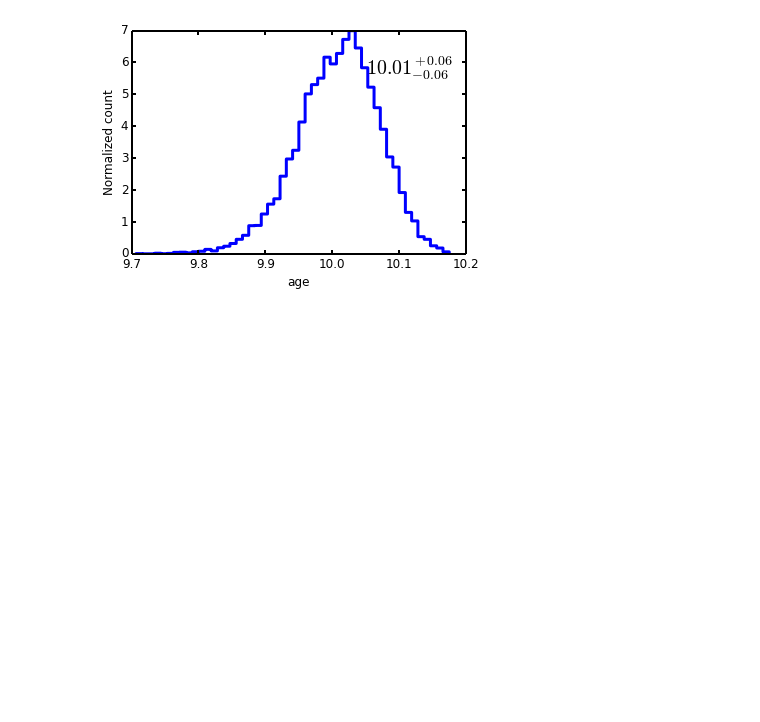
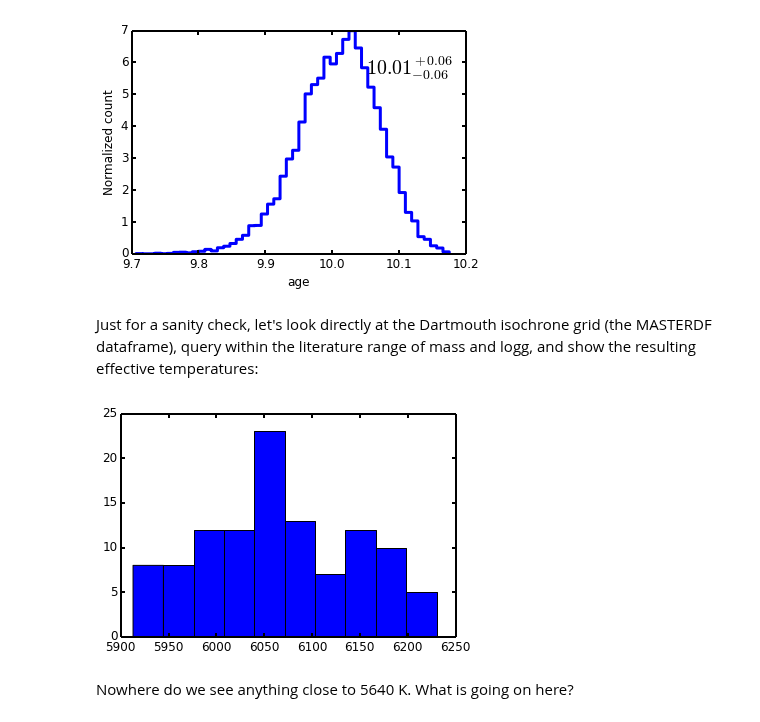
Before and after one commit to timothydmorton/isochrones, a Jupyter notebook: notebooks/kepler-22.ipynb, the cells around one changed output. Saved outputs shown, nothing was run; the diff lists cells and outputs as text; code cells hidden in the pictures; blank space fills up the shorter version.

```diff
--- a/notebooks/kepler-22.ipynb
+++ b/notebooks/kepler-22.ipynb
@@ -28,3 +28,13 @@ mod.plot_samples('age')
 [figure]
 [figure]
 [figure]
+# %% [markdown]
+Just for a sanity check, let's look directly at the Dartmouth isochrone grid (the MASTERDF dataframe), query within the literature range of mass and logg, and show the resulting effective temperatures:
+# %%
+from isochrones.dartmouth import MASTERDF
+subdf = MASTERDF.query('feh > -0.31 and feh < -0.19 and M > 0.95 and M < 1 and logg > 4.42 and logg < 4.46')
+plt.hist(np.array(10**subdf['logTeff']));
+# %% [output]
+[figure, added]
+# %% [markdown]
+Nowhere do we see anything close to 5640 K.  What is going on here?
```
